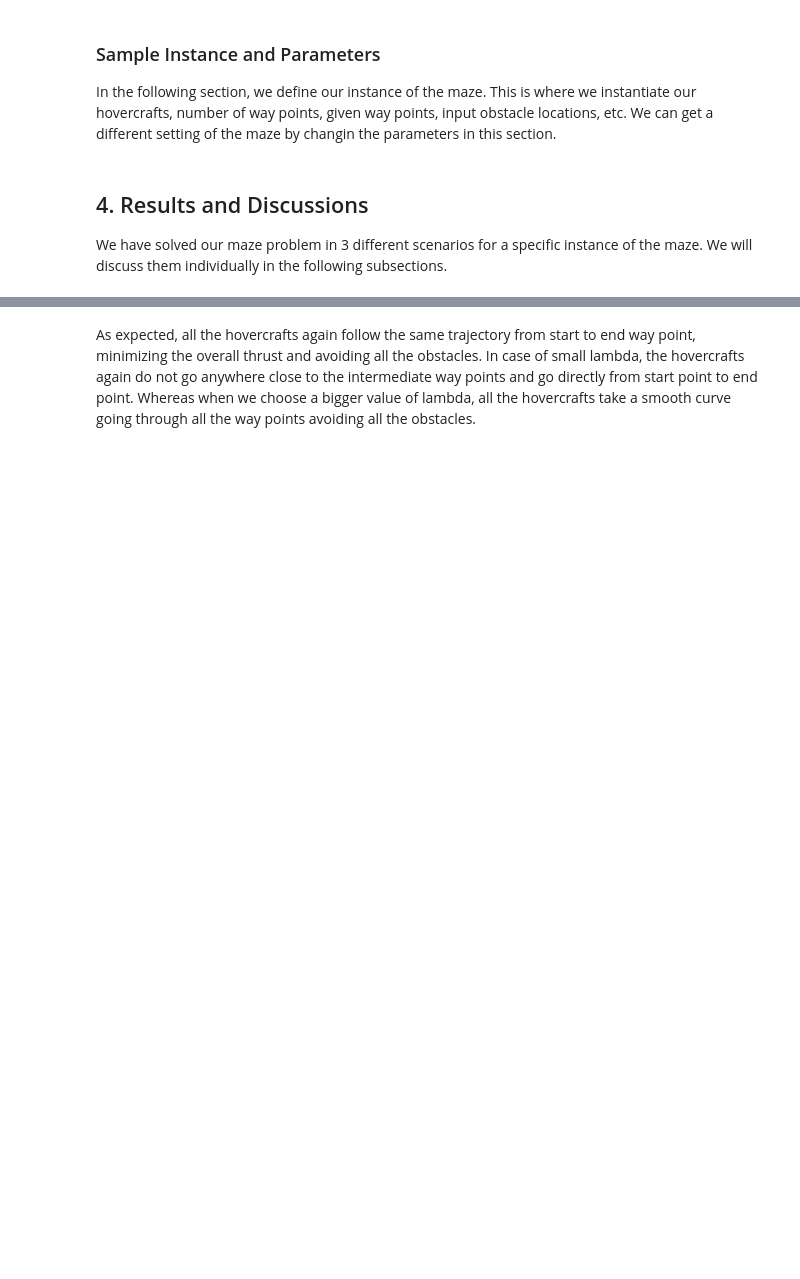
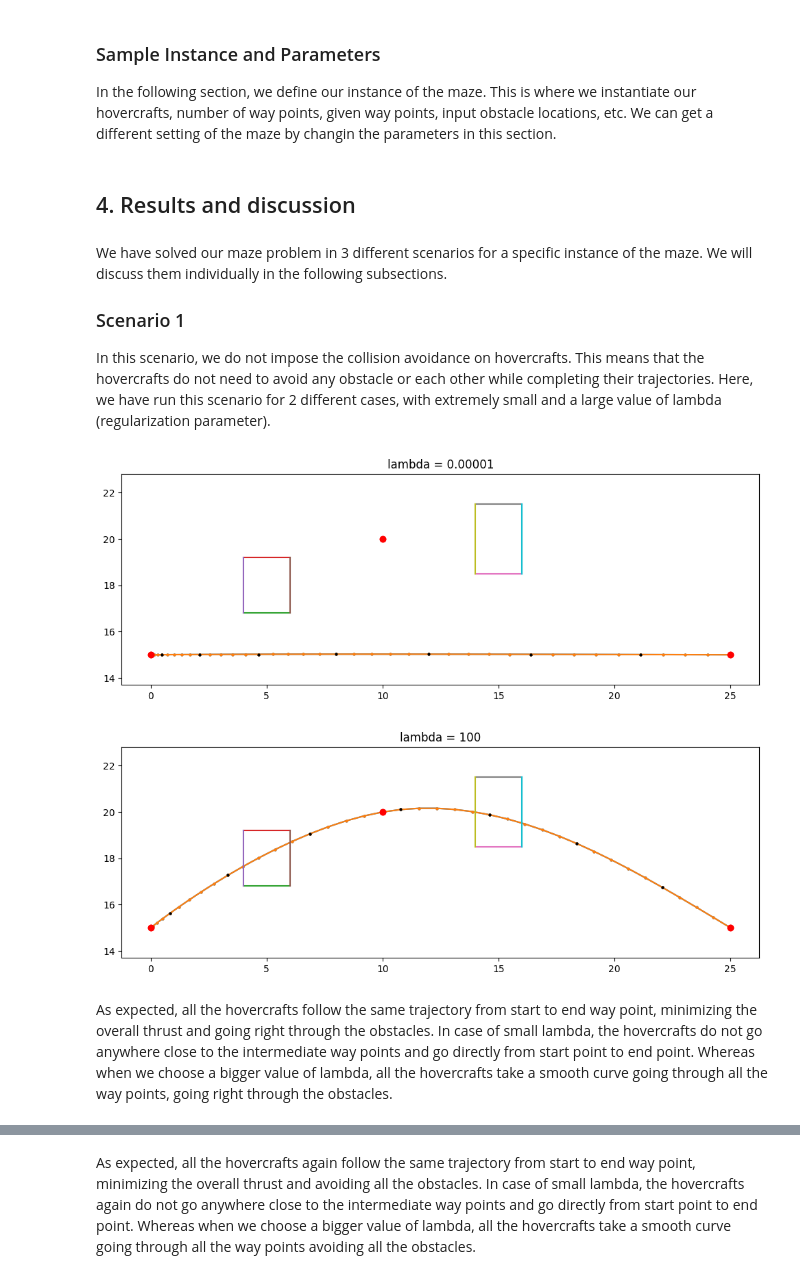
Before and after one commit to KaranTalreja/Hovercraft3D, a Jupyter notebook: draft1_project.ipynb, the cells around one changed output, grey strips where cells are left out. Cells and saved outputs as stored; diff of their text form; code cells hidden in the pictures; blank space fills up the shorter version.

```diff
--- a/draft1_project.ipynb
+++ b/draft1_project.ipynb
@@ -414,8 +419,37 @@ end
 
 lambda = 100/1000
 ;
+# %% [markdown]
+## 4. Results and discussion ##
 # %% [markdown]
-## 4. Results and Discussions
+We have solved our maze problem in 3 different scenarios for a specific instance of the maze. We will discuss them individually in the following subsections.
 
-We have solved our maze problem in 3 different scenarios for a specific instance of the maze. We will discuss them individually in the following subsections.
+### Scenario 1
+
+In this scenario, we do not impose the collision avoidance on hovercrafts. This means that the hovercrafts do not need to avoid any obstacle or each other while completing their trajectories. Here, we have run this scenario for 2 different cases, with extremely small and a large value of lambda (regularization parameter).
+# %%
+# Scenario 1: Hovercrafts do not have to avoid collision with any obstacle as well as each other
+
+# 2 cases
+# case 1: choosing very small lambda value
+lambda = 0.00001
+xopt_none, uopt_none, objectivevalue_none, j1, j2 =
+solveMaze(numWayPoints, numHoverCrafts, numObstacles, A, bo, inputWayPoints, false, false, lambda)
+
+plotMazeSolution(xopt_none, numWayPoints, numHoverCrafts, numObstacles, A, bo, inputWayPoints, inputObstacles)
+title("lambda = 0.00001")
+
+# case 2: choosing large lambda value
+lambda = 100
+xopt_none, uopt_none, objectivevalue_none, j1, j2 =
+solveMaze(numWayPoints, numHoverCrafts, numObstacles, A, bo, inputWayPoints, false, false, lambda)
+figure()
+plotMazeSolution(xopt_none, numWayPoints, numHoverCrafts, numObstacles, A, bo, inputWayPoints, inputObstacles)
+title("lambda = 100")
+;
+# %% [output]
+[figure, added]
+[figure, added]
+# %% [markdown]
+As expected, all the hovercrafts follow the same trajectory from start to end way point, minimizing the overall thrust and going right through the obstacles. In case of small lambda, the hovercrafts do not go anywhere close to the intermediate way points and go directly from start point to end point. Whereas when we choose a bigger value of lambda, all the hovercrafts take a smooth curve going through all the way points, going right through the obstacles.
 # %% [markdown]
```
Also changed, not shown: parts of 23 cells of this notebook.
